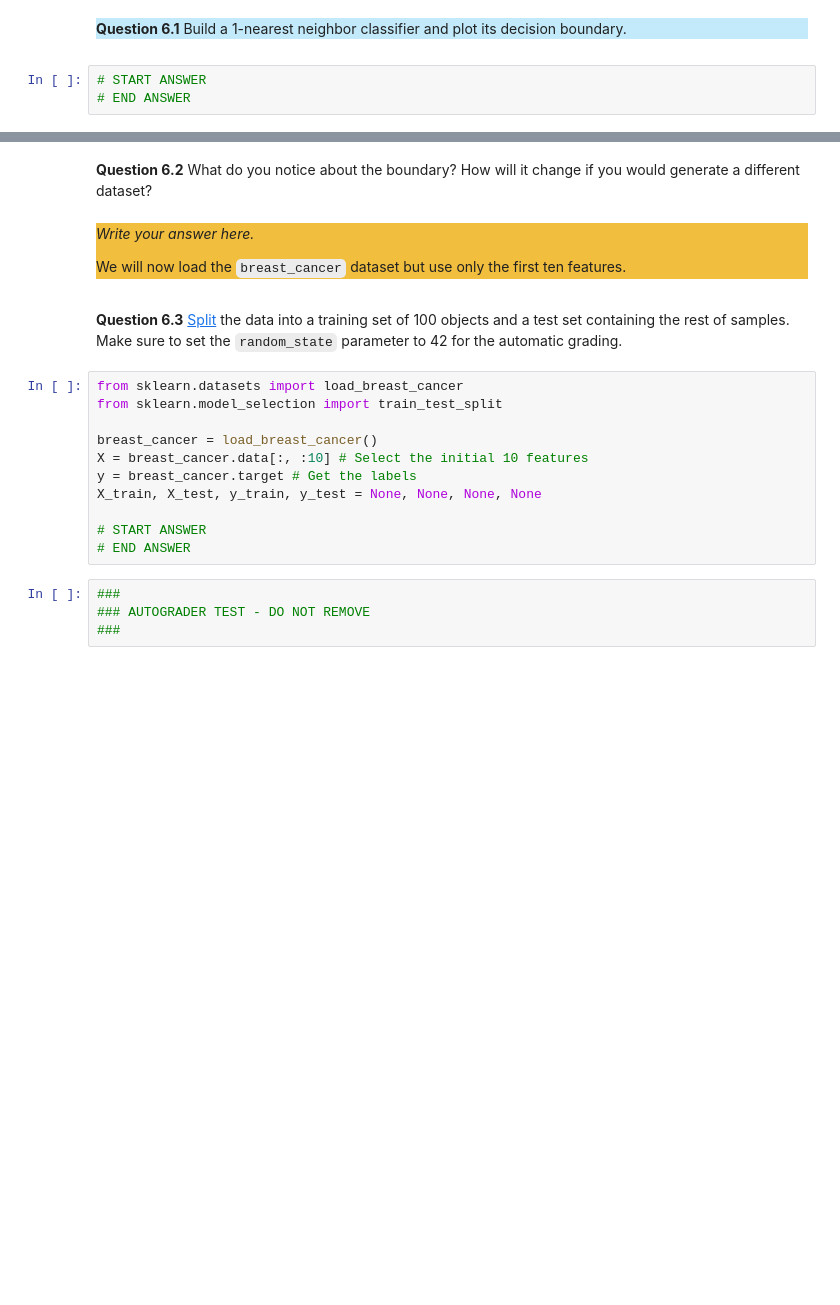
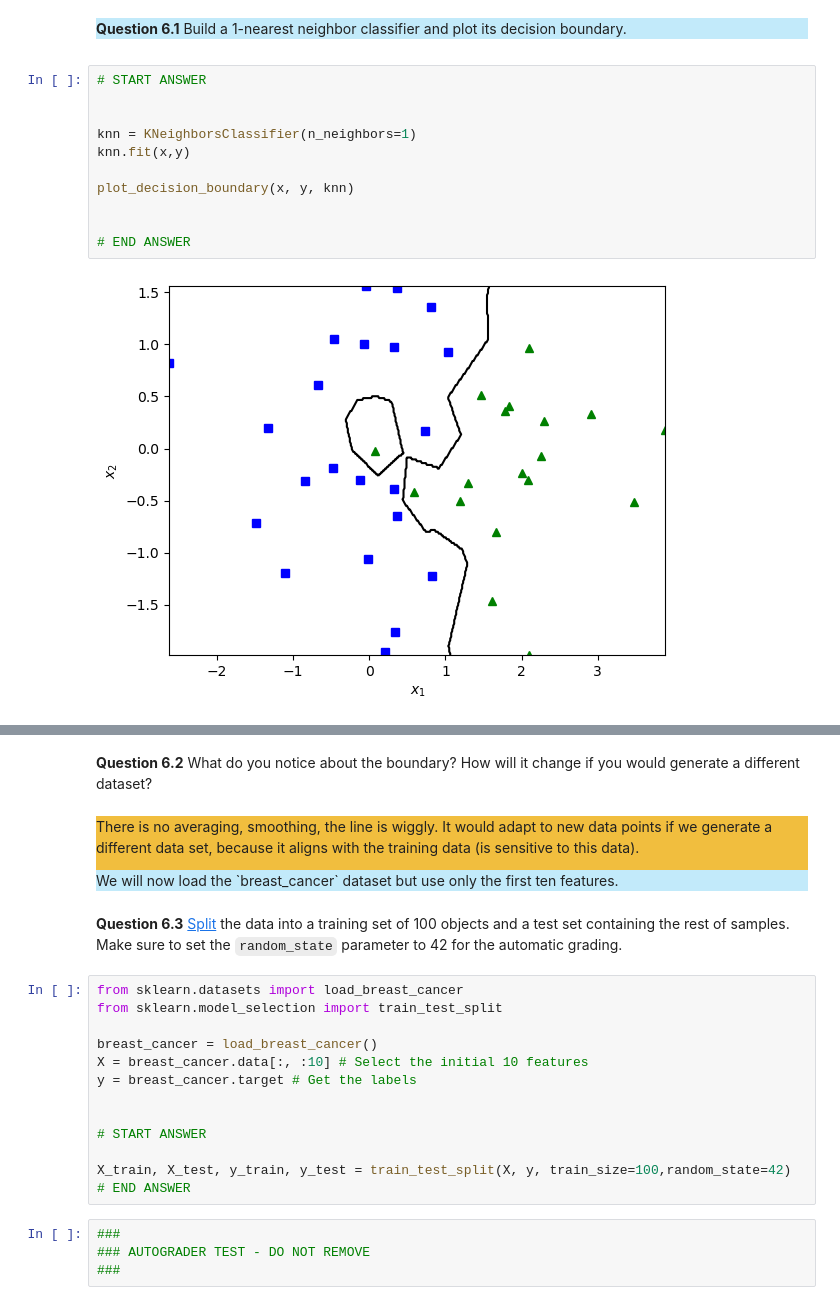
Before and after one commit to Linthevanrooij/FAIP, a Jupyter notebook: Week3/3b/classification_training.ipynb, the cells around one changed output, grey strips where cells are left out. Saved outputs shown, nothing was run; the diff lists cells and outputs as text; blank space fills up the shorter version.

```diff
--- a/Week3/3b/classification_training.ipynb
+++ b/Week3/3b/classification_training.ipynb
@@ -665,7 +671,17 @@ plt.show()
 **Question 6.1** Build a 1-nearest neighbor classifier and plot its decision boundary.
 # %%
 # START ANSWER
+
+
+knn = KNeighborsClassifier(n_neighbors=1)
+knn.fit(x,y)
+
+plot_decision_boundary(x, y, knn)
+
+
 # END ANSWER
+# %% [output]
+[figure, added]
 # %% [markdown]
 <div style="background-color:#c2eafa">
 # %% [markdown]
@@ -674,13 +690,13 @@ plt.show()
 <div style="background-color:#f1be3e">
 
 [//]: # (START ANSWER)
-_Write your answer here._
+There is no averaging, smoothing, the line is wiggly. It would adapt to new data points if we generate a different data set, because it aligns with the training data (is sensitive to this data).
 
 [//]: # (END ANSWER)
 
-We will now load the `breast_cancer` dataset but use only the first ten features.
 
 <div style="background-color:#c2eafa">
+We will now load the `breast_cancer` dataset but use only the first ten features.
 # %% [markdown]
 **Question 6.3** [Split](https://scikit-learn.org/stable/modules/generated/sklearn.model_selection.train_test_split.html) the data into a training set of 100 objects and a test set containing the rest of samples. Make sure to set the `random_state` parameter to 42 for the automatic grading.
 # %%
@@ -690,9 +706,11 @@ from sklearn.model_selection import train_test_split
 breast_cancer = load_breast_cancer()
 X = breast_cancer.data[:, :10] # Select the initial 10 features
 y = breast_cancer.target # Get the labels
-X_train, X_test, y_train, y_test = None, None, None, None
+
 
 # START ANSWER
+
+X_train, X_test, y_train, y_test = train_test_split(X, y, train_size=100,random_state=42)
 # END ANSWER
 # %%
 ###
```
Also changed, not shown: parts of 32 cells of this notebook, 2 other files.
